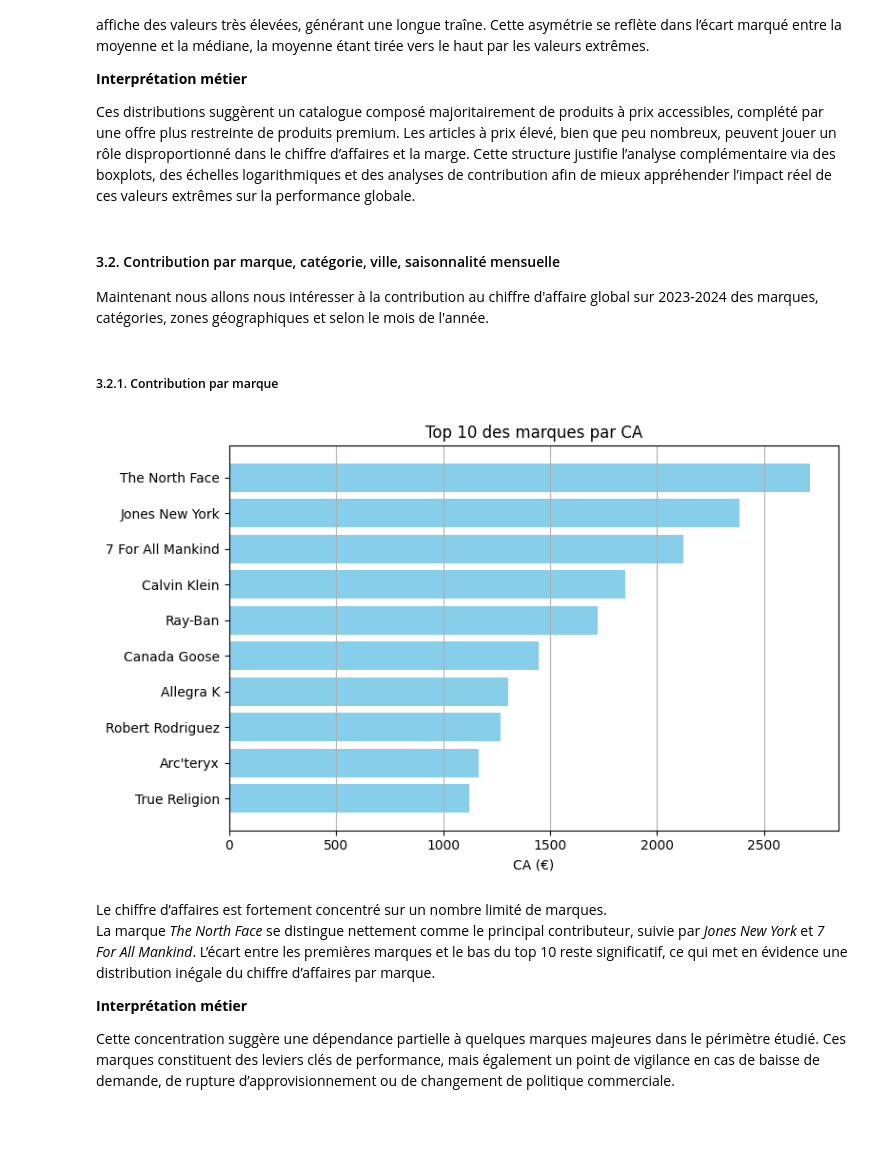
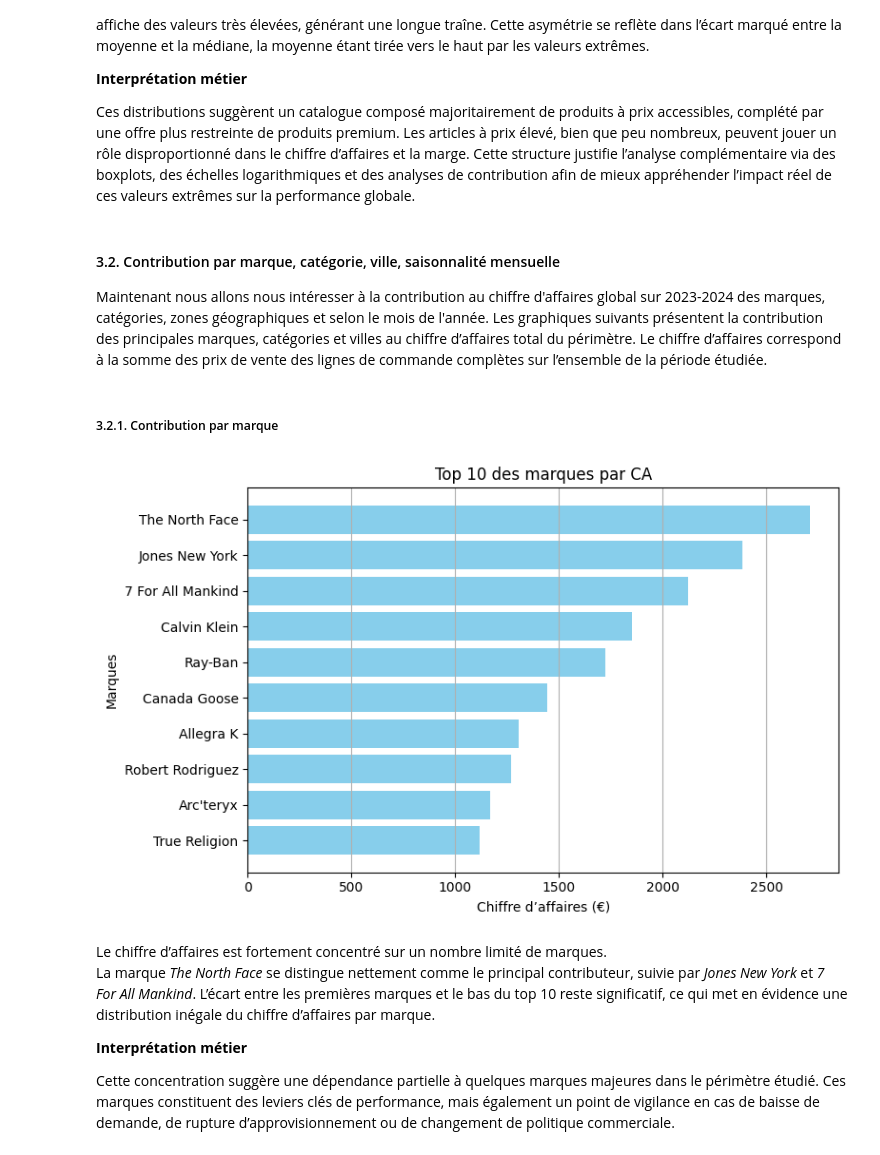
Before and after one commit to Ju3465/Analyse-e-commerce-2023-vs-2024-thelook_ecommerce, a Jupyter notebook: notebooks/eda_thelook_fr_women_2023_2024.ipynb, the cells around one changed output. Saved outputs shown, nothing was run; the diff lists cells and outputs as text; code cells hidden in the pictures; blank space fills up the shorter version.

```diff
--- a/notebooks/eda_thelook_fr_women_2023_2024.ipynb
+++ b/notebooks/eda_thelook_fr_women_2023_2024.ipynb
@@ -262,3 +309,0 @@ On voit que 2 commandes ont été créées fin 2022. on va donc les supprimer du
-# %%
-# Suppression des observations dont la commande a été passée avant 2023
-df.drop(df[df["order_created_at"] < "2023-01-01"].index, inplace=True)
@@ -385,32 +447,37 @@ La majorité des articles se situe sur des niveaux de prix relativement faibles,
 Ces distributions suggèrent un catalogue composé majoritairement de produits à prix accessibles, complété par une offre plus restreinte de produits premium. Les articles à prix élevé, bien que peu nombreux, peuvent jouer un rôle disproportionné dans le chiffre d’affaires et la marge. Cette structure justifie l’analyse complémentaire via des boxplots, des échelles logarithmiques et des analyses de contribution afin de mieux appréhender l’impact réel de ces valeurs extrêmes sur la performance globale.
 # %% [markdown]
 #### 3.2. Contribution par marque, catégorie, ville, saisonnalité mensuelle
-Maintenant nous allons nous intéresser à la contribution au chiffre d'affaire global sur 2023-2024 des marques, catégories, zones géographiques et selon le mois de l'année.
+Maintenant nous allons nous intéresser à la contribution au chiffre d'affaires global sur 2023-2024 des marques, catégories, zones géographiques et selon le mois de l'année.
+Les graphiques suivants présentent la contribution des principales marques,
+catégories et villes au chiffre d’affaires total du périmètre.
+Le chiffre d’affaires correspond à la somme des prix de vente des lignes
+de commande complètes sur l’ensemble de la période étudiée.
 # %% [markdown]
 ##### 3.2.1. Contribution par marque
 # %%
 # Contribution par marque
 ca_marque = df.groupby('brand')['sale_price'].sum().sort_values(ascending=False)
 
 # Sélection du top 10 marques par CA
 top10_marques = ca_marque.head(10)
 
 # Construction figure
 fig, ax = plt.subplots(figsize=(8, 5))
 
 # Barres horizontales
 ax.barh(top10_marques.index, top10_marques.values, color="skyblue")
 ax.invert_yaxis()
 
 # Mise en forme
 ax.set_title("Top 10 des marques par CA")
-ax.set_xlabel("CA (€)")
+ax.set_xlabel("Chiffre d’affaires (€)")
+ax.set_ylabel("Marques")
 ax.grid(visible=True, which='major', axis='x')
 
 plt.tight_layout()
 plt.show()
 # %% [output]
-[figure, old version]
+[figure, new version]
 # %% [markdown]
 Le chiffre d’affaires est fortement concentré sur un nombre limité de marques.
 La marque *The North Face* se distingue nettement comme le principal contributeur, suivie par *Jones New York* et *7 For All Mankind*. L’écart entre les premières marques et le bas du top 10 reste significatif, ce qui met en évidence une distribution inégale du chiffre d’affaires par marque.
```
Also changed, not shown: parts of 49 cells of this notebook, 1 other file.
